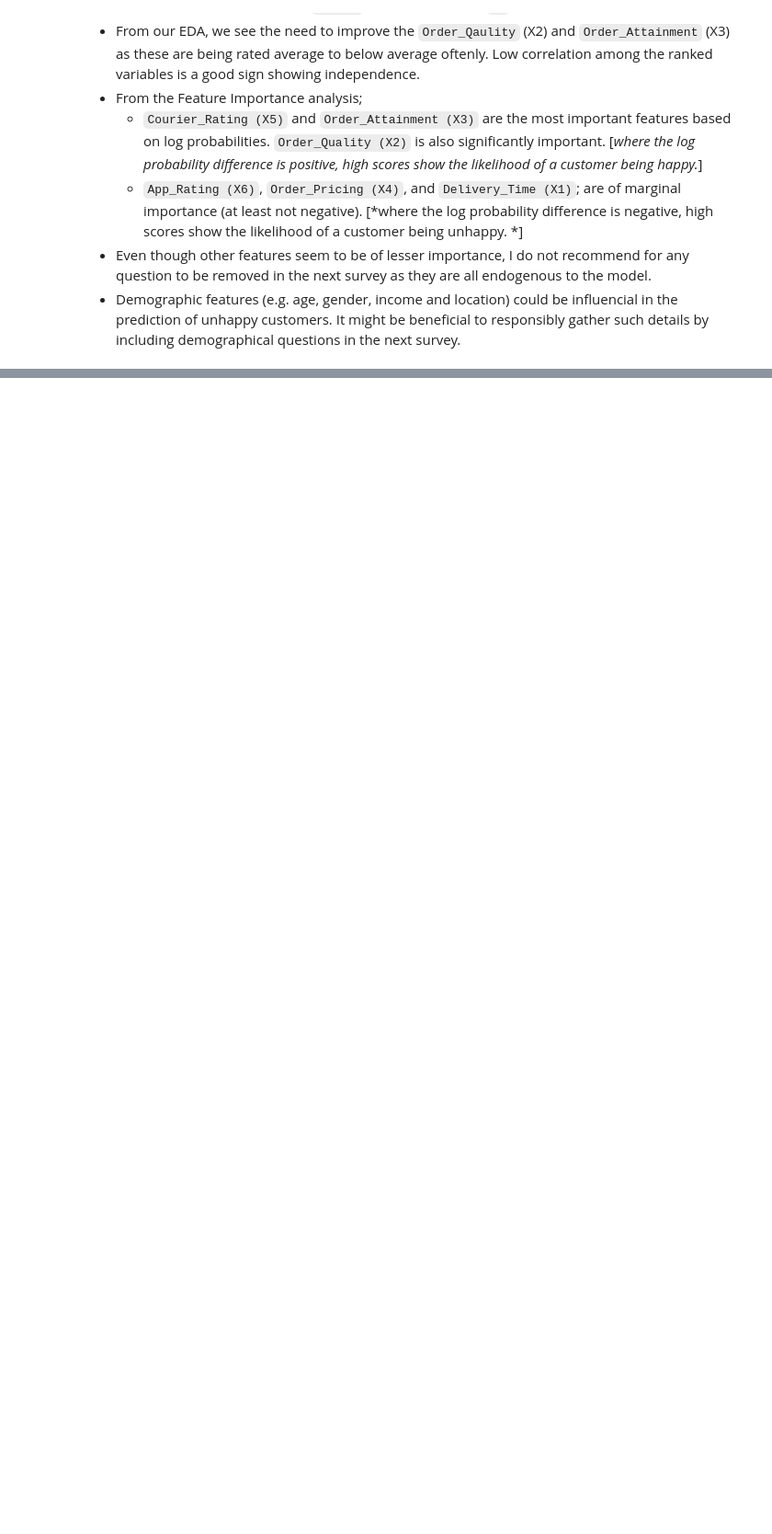
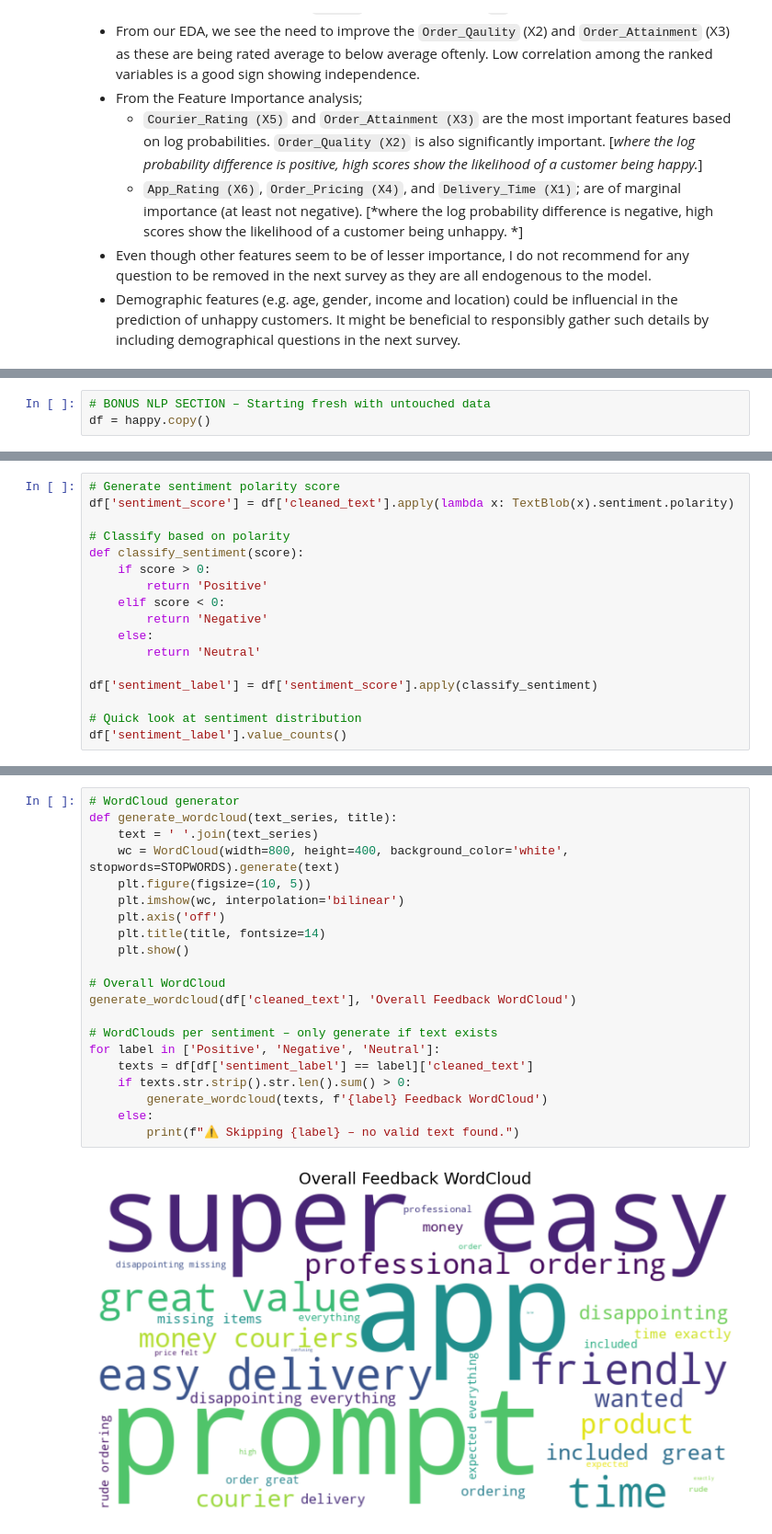
Before and after one commit to AlvinSMoyo/AlvinM_KpEVXA8fWeQhuv6f, a Jupyter notebook: Happy_Customers_AM.ipynb, the cells around one changed output, grey strips where cells are left out. Shown at 92% size. Cells and saved outputs as stored; diff of their text form; blank space fills up the shorter version.

Commit message:
Added Bonus NLP section

```diff
--- a/Happy_Customers_AM.ipynb
+++ b/Happy_Customers_AM.ipynb
@@ -938,0 +941,3 @@ Maximising on `Recall` ensures the model captures as many unhappy customers as p
+# %%
+# BONUS NLP SECTION – Starting fresh with untouched data
+df = happy.copy()
@@ -938,0 +1024,17 @@ Maximising on `Recall` ensures the model captures as many unhappy customers as p
+# %%
+# Generate sentiment polarity score
+df['sentiment_score'] = df['cleaned_text'].apply(lambda x: TextBlob(x).sentiment.polarity)
+
+# Classify based on polarity
+def classify_sentiment(score):
+    if score > 0:
+        return 'Positive'
+    elif score < 0:
+        return 'Negative'
+    else:
+        return 'Neutral'
+
+df['sentiment_label'] = df['sentiment_score'].apply(classify_sentiment)
+
+# Quick look at sentiment distribution
+df['sentiment_label'].value_counts()
@@ -938,0 +1050,23 @@ Maximising on `Recall` ensures the model captures as many unhappy customers as p
+# %%
+# WordCloud generator
+def generate_wordcloud(text_series, title):
+    text = ' '.join(text_series)
+    wc = WordCloud(width=800, height=400, background_color='white', stopwords=STOPWORDS).generate(text)
+    plt.figure(figsize=(10, 5))
+    plt.imshow(wc, interpolation='bilinear')
+    plt.axis('off')
+    plt.title(title, fontsize=14)
+    plt.show()
+
+# Overall WordCloud
+generate_wordcloud(df['cleaned_text'], 'Overall Feedback WordCloud')
+
+# WordClouds per sentiment – only generate if text exists
+for label in ['Positive', 'Negative', 'Neutral']:
+    texts = df[df['sentiment_label'] == label]['cleaned_text']
+    if texts.str.strip().str.len().sum() > 0:
+        generate_wordcloud(texts, f'{label} Feedback WordCloud')
+    else:
+        print(f"⚠️ Skipping {label} – no valid text found.")
+# %% [output]
+[figure, added]
```
Also changed, not shown: parts of 20 cells of this notebook.
